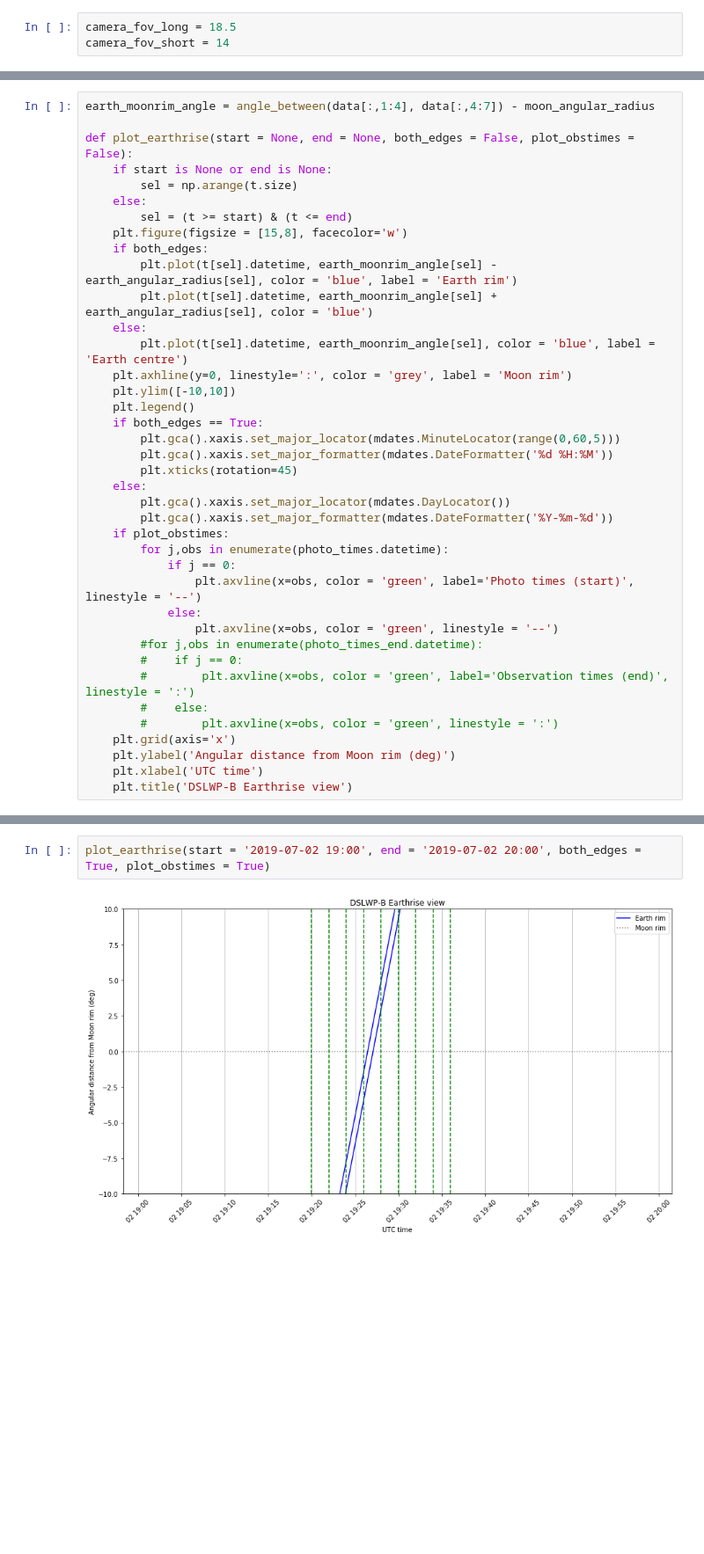
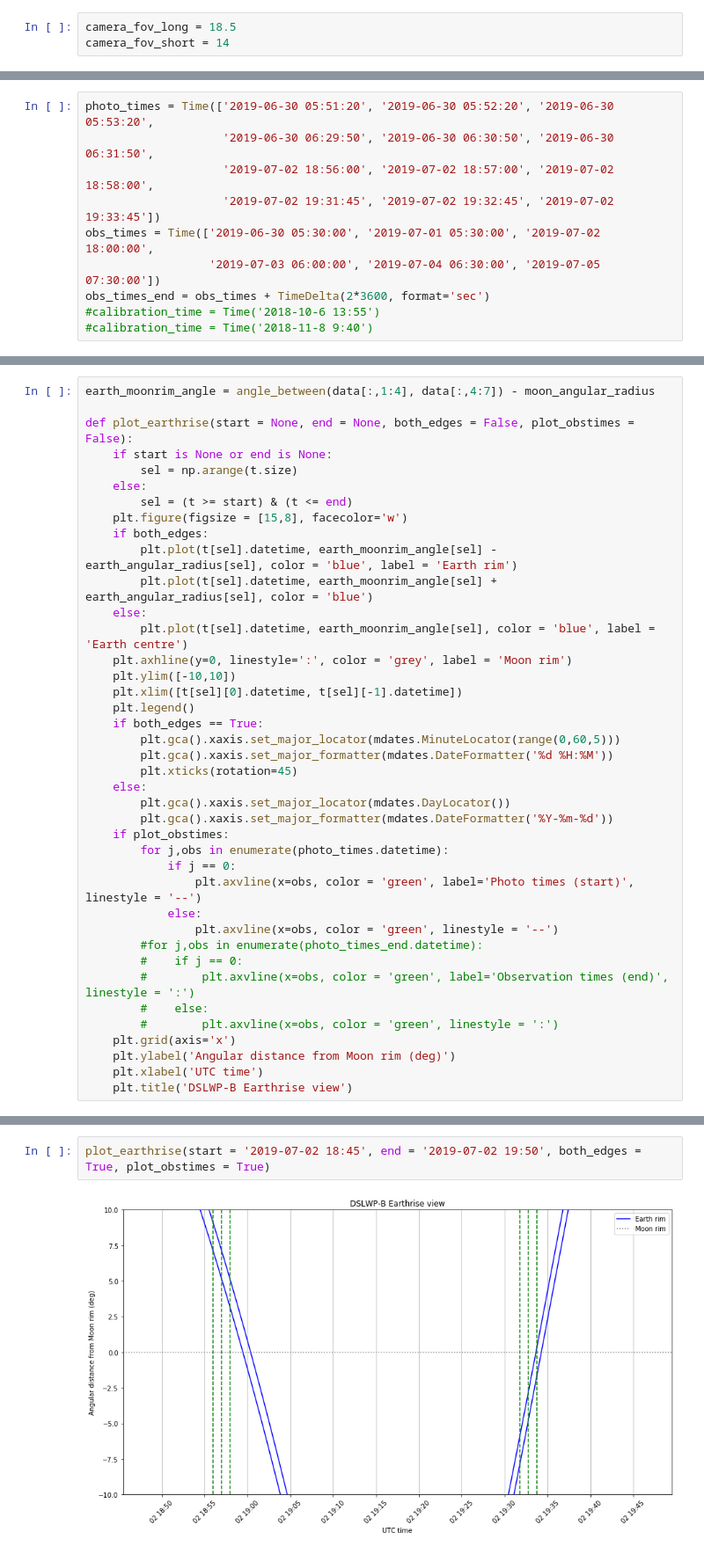
Before and after one commit to daniestevez/jupyter_notebooks, a Jupyter notebook: dslwp/DSLWP-B camera view.ipynb, the cells around one changed output, grey strips where cells are left out. Shown at 88% size. Drawn from its saved outputs; the diff is of its cells as text; blank space fills up the shorter version.

```diff
--- a/dslwp/DSLWP-B camera view.ipynb
+++ b/dslwp/DSLWP-B camera view.ipynb
@@ -52,3 +46,13 @@ obs_times_end = obs_times + TimeDelta(2*3600, format='sec')
+# %%
+photo_times = Time(['2019-06-30 05:51:20', '2019-06-30 05:52:20', '2019-06-30 05:53:20',
+                    '2019-06-30 06:29:50', '2019-06-30 06:30:50', '2019-06-30 06:31:50',
+                    '2019-07-02 18:56:00', '2019-07-02 18:57:00', '2019-07-02 18:58:00',
+                    '2019-07-02 19:31:45', '2019-07-02 19:32:45', '2019-07-02 19:33:45'])
+obs_times = Time(['2019-06-30 05:30:00', '2019-07-01 05:30:00', '2019-07-02 18:00:00',
+                  '2019-07-03 06:00:00', '2019-07-04 06:30:00', '2019-07-05 07:30:00'])
+obs_times_end = obs_times + TimeDelta(2*3600, format='sec')
+#calibration_time = Time('2018-10-6 13:55')
+#calibration_time = Time('2018-11-8 9:40')
 # %%
 plt.figure(figsize = [15,8], facecolor='w')
 plt.plot(t.datetime, earth_angle, color = 'blue', linestyle = '--')
@@ -94,6 +126,7 @@ def plot_earthrise(start = None, end = None, both_edges = False, plot_obstimes =
         plt.plot(t[sel].datetime, earth_moonrim_angle[sel], color = 'blue', label = 'Earth centre')
     plt.axhline(y=0, linestyle=':', color = 'grey', label = 'Moon rim')
     plt.ylim([-10,10])
+    plt.xlim([t[sel][0].datetime, t[sel][-1].datetime])
     plt.legend()
     if both_edges == True:
         plt.gca().xaxis.set_major_locator(mdates.MinuteLocator(range(0,60,5)))
@@ -120,4 +159,4 @@ def plot_earthrise(start = None, end = None, both_edges = False, plot_obstimes =
 # %%
-plot_earthrise(start = '2019-07-02 19:00', end = '2019-07-02 20:00', both_edges = True, plot_obstimes = True)
+plot_earthrise(start = '2019-07-02 18:45', end = '2019-07-02 19:50', both_edges = True, plot_obstimes = True)
 # %% [output]
-[figure, old version]
+[figure, new version]
```
Also changed, not shown: parts of 4 cells of this notebook, 2 other files.
